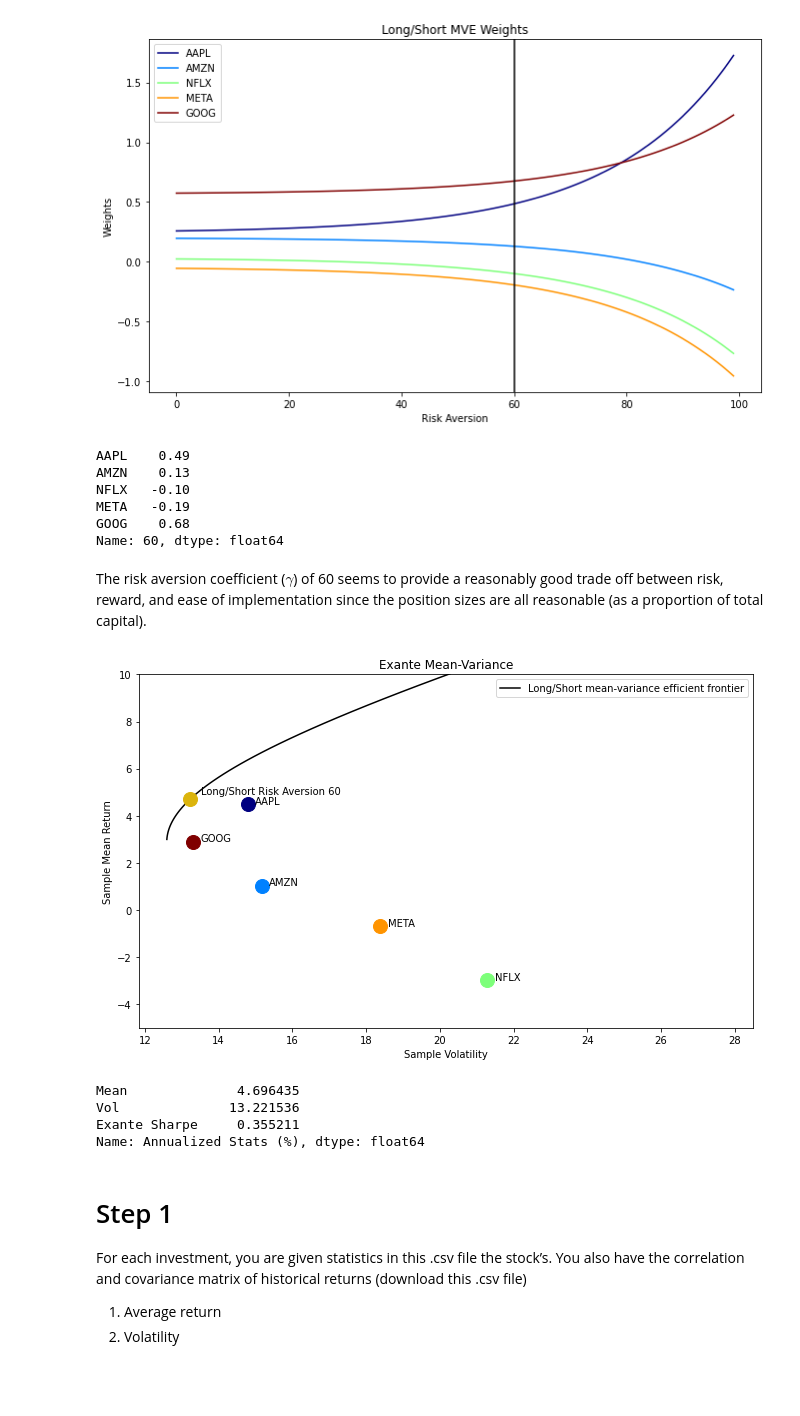
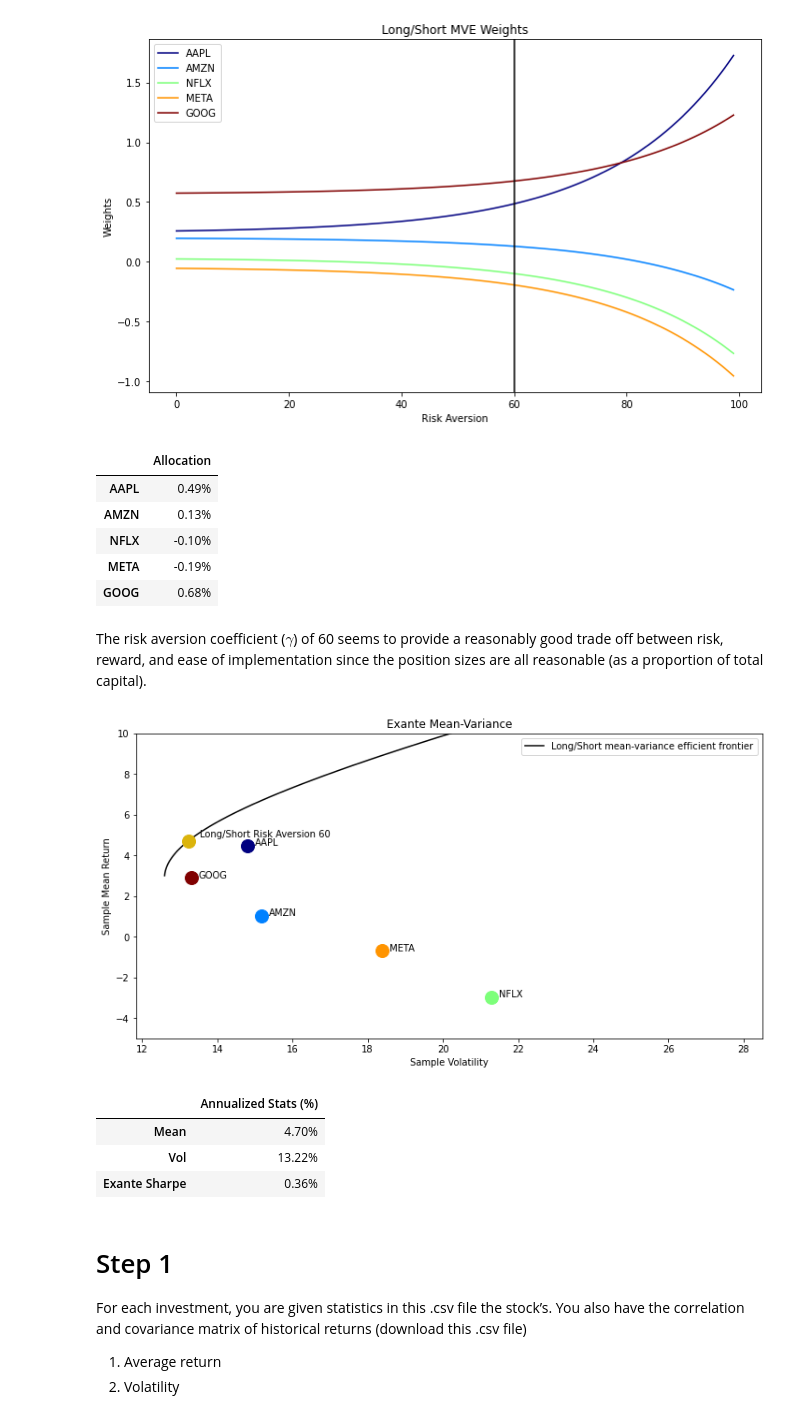
Before and after one commit to zharl/WorldQuantUniversity, a Jupyter notebook: FE560 Financial Markets/report.ipynb, the cells around one changed output. Drawn from its saved outputs; the diff is of its cells as text; code cells hidden in the pictures; blank space fills up the shorter version.

```diff
--- a/FE560 Financial Markets/report.ipynb
+++ b/FE560 Financial Markets/report.ipynb
@@ -267,44 +267,44 @@ w_ls = mvf.w.T.loc[60]
 # %% [output]
 [figure]
 # %%
-w_ls.round(2)
+w_ls.round(2).to_frame(name='Allocation').style.format('{:.2f}%')
 # %% [output]
-AAPL    0.49
-AMZN    0.13
-NFLX   -0.10
-META   -0.19
-GOOG    0.68
-Name: 60, dtype: float64
+|  | Allocation |
+| AAPL | 0.49% |
+| AMZN | 0.13% |
+| NFLX | -0.10% |
+| META | -0.19% |
+| GOOG | 0.68% |
 # %% [markdown]
 The risk aversion coefficient ($\gamma$) of 60 seems to provide a reasonably good trade off between risk, reward, and ease of implementation since the position sizes are all reasonable (as a proportion of total capital).
 # %%
 %run ./utils
-fig, ax = plt.subplots(1,1,figsize=(11,6.5))
+fig, ax = plt.subplots(1,1,figsize=(12,6))
 
 mvf = Frontier(stats_daily, corr_daily, freq=252)
 
 mvOptimize(mvf, gammas = np.logspace(np.log10(0.01),np.log10(1),100), constrained=True)
 mvf.plotFrontier(ax=ax,label='Long/Short mean-variance efficient frontier', points=False, securities=True, color='k')
 
 p_ls= pd.Series({
     'Mean':w_ls.dot(stats_daily.Mean)*100,
     'Vol': 100*np.sqrt(252)*var_p(w_ls)**.5}, name='Annualized Stats (%)')
 p_ls['Exante Sharpe'] = p_ls.Mean/p_ls.Vol
 
 ax.plot(p_ls.Vol,p_ls.Mean,'o', color='xkcd:gold', markersize=14)
 ax.text(p_ls.Vol + .3,p_ls.Mean+.2, f"Long/Short Risk Aversion 60");
 
 ax.legend(loc=0);
 ax.set_ylim(-5,10);
 # %% [output]
-[figure, old version]
+[figure, new version]
-# %%
-p_ls
-# %% [output]
-Mean              4.696435
-Vol              13.221536
-Exante Sharpe     0.355211
-Name: Annualized Stats (%), dtype: float64
+# %%
+p_ls.to_frame().style.format('{:.2f}%')
+# %% [output]
+|  | Annualized Stats (%) |
+| Mean | 4.70% |
+| Vol | 13.22% |
+| Exante Sharpe | 0.36% |
 # %% [markdown]
 # Step 1
 
```
Also changed, not shown: 2 other files.
